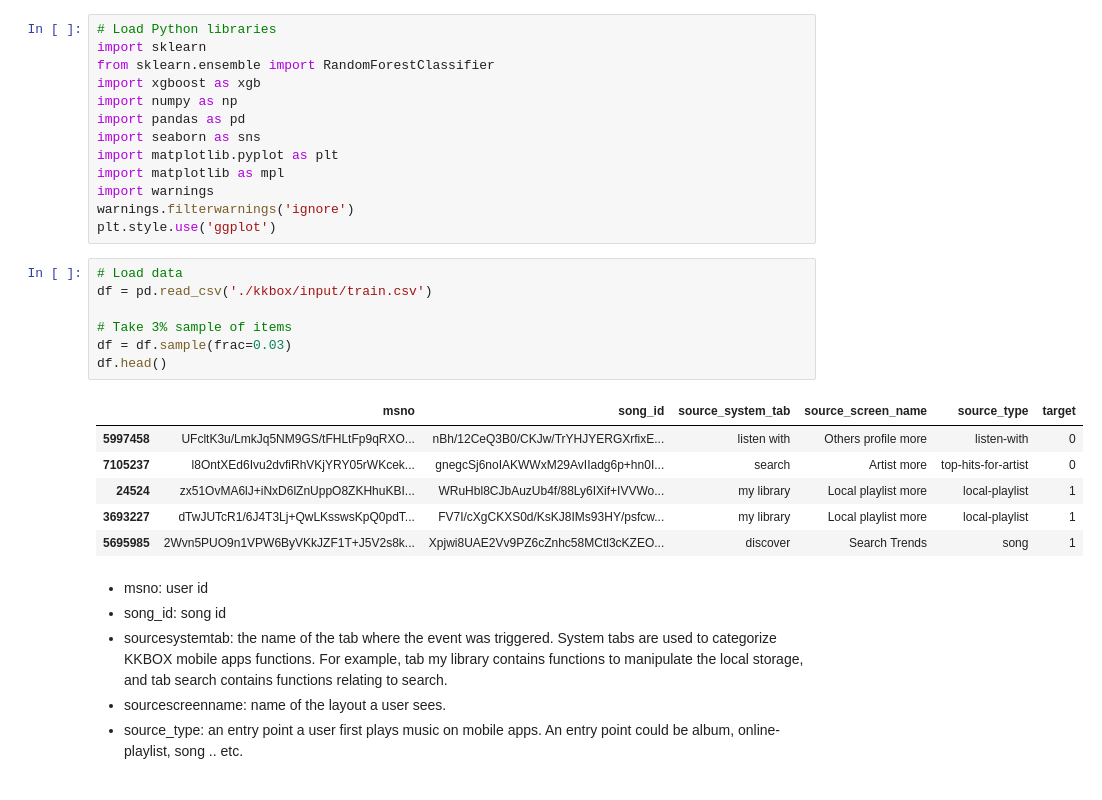
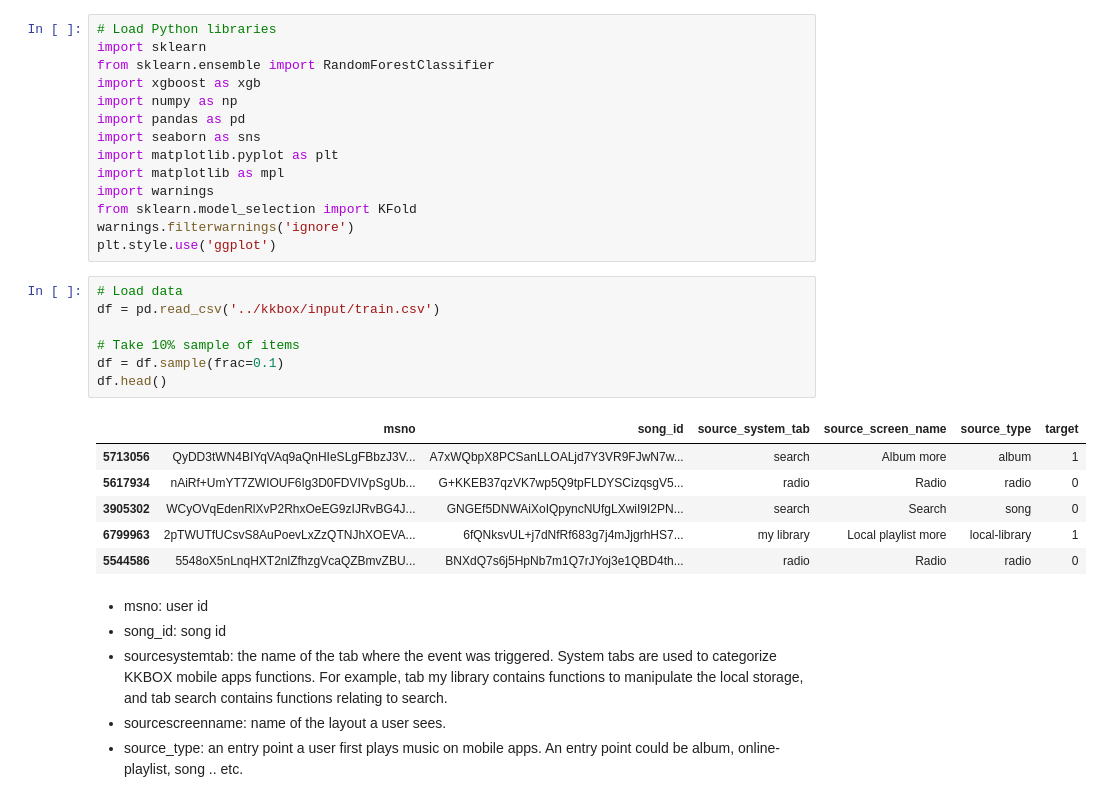
Before and after one commit to jenniferxsj/Music_Recommendation_Model, a Jupyter notebook: music_recommendation.ipynb, the cells around one changed output. Saved outputs shown, nothing was run; the diff lists cells and outputs as text.

```diff
--- a/music_recommendation.ipynb
+++ b/music_recommendation.ipynb
@@ -9,22 +9,23 @@ import seaborn as sns
 import matplotlib.pyplot as plt
 import matplotlib as mpl
 import warnings
+from sklearn.model_selection import KFold
 warnings.filterwarnings('ignore')
 plt.style.use('ggplot')
 # %%
 # Load data
-df = pd.read_csv('./kkbox/input/train.csv')
+df = pd.read_csv('../kkbox/input/train.csv')
 
-# Take 3% sample of items
-df = df.sample(frac=0.03)
+# Take 10% sample of items
+df = df.sample(frac=0.1)
 df.head()
 # %% [output]
 |  | msno | song_id | source_system_tab | source_screen_name | source_type | target |
-| 5997458 | UFcltK3u/LmkJq5NM9GS/tFHLtFp9qRXO... | nBh/12CeQ3B0/CKJw/TrYHJYERGXrfixE... | listen with | Others profile more | listen-with | 0 |
-| 7105237 | l8OntXEd6Ivu2dvfiRhVKjYRY05rWKcek... | gnegcSj6noIAKWWxM29AvIIadg6p+hn0I... | search | Artist more | top-hits-for-artist | 0 |
-| 24524 | zx51OvMA6lJ+iNxD6lZnUppO8ZKHhuKBI... | WRuHbl8CJbAuzUb4f/88Ly6IXif+IVVWo... | my library | Local playlist more | local-playlist | 1 |
-| 3693227 | dTwJUTcR1/6J4T3Lj+QwLKsswsKpQ0pdT... | FV7I/cXgCKXS0d/KsKJ8IMs93HY/psfcw... | my library | Local playlist more | local-playlist | 1 |
-| 5695985 | 2Wvn5PUO9n1VPW6ByVKkJZF1T+J5V2s8k... | Xpjwi8UAE2Vv9PZ6cZnhc58MCtl3cKZEO... | discover | Search Trends | song | 1 |
+| 5713056 | QyDD3tWN4BIYqVAq9aQnHIeSLgFBbzJ3V... | A7xWQbpX8PCSanLLOALjd7Y3VR9FJwN7w... | search | Album more | album | 1 |
+| 5617934 | nAiRf+UmYT7ZWIOUF6Ig3D0FDVIVpSgUb... | G+KKEB37qzVK7wp5Q9tpFLDYSCizqsgV5... | radio | Radio | radio | 0 |
+| 3905302 | WCyOVqEdenRlXvP2RhxOeEG9zIJRvBG4J... | GNGEf5DNWAiXoIQpyncNUfgLXwiI9I2PN... | search | Search | song | 0 |
+| 6799963 | 2pTWUTfUCsvS8AuPoevLxZzQTNJhXOEVA... | 6fQNksvUL+j7dNfRf683g7j4mJjgrhHS7... | my library | Local playlist more | local-library | 1 |
+| 5544586 | 5548oX5nLnqHXT2nlZfhzgVcaQZBmvZBU... | BNXdQ7s6j5HpNb7m1Q7rJYoj3e1QBD4th... | radio | Radio | radio | 0 |
 # %% [markdown]
 * msno: user id
 * song_id: song id
```
Also changed, not shown: parts of 8 cells of this notebook.
